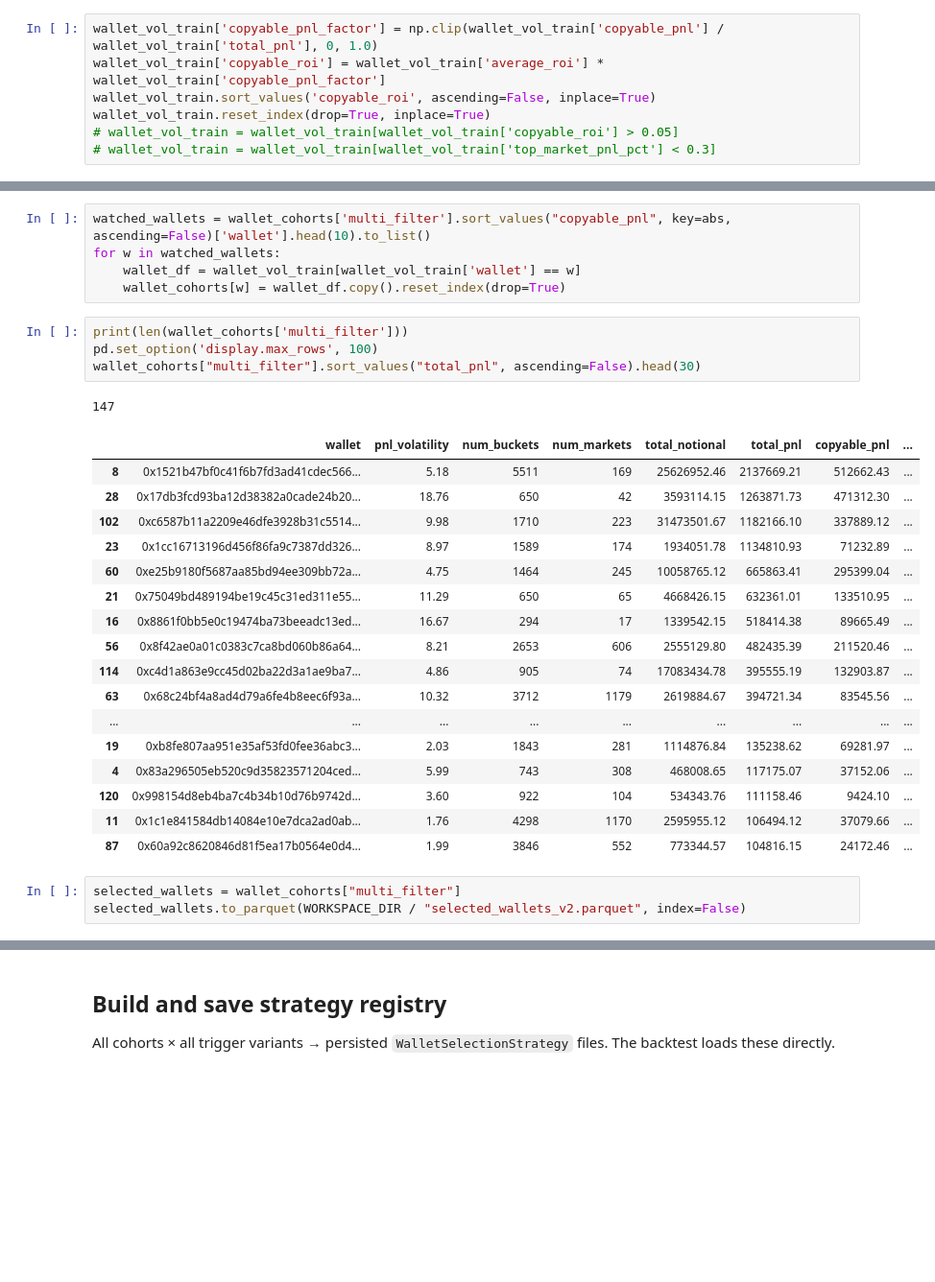
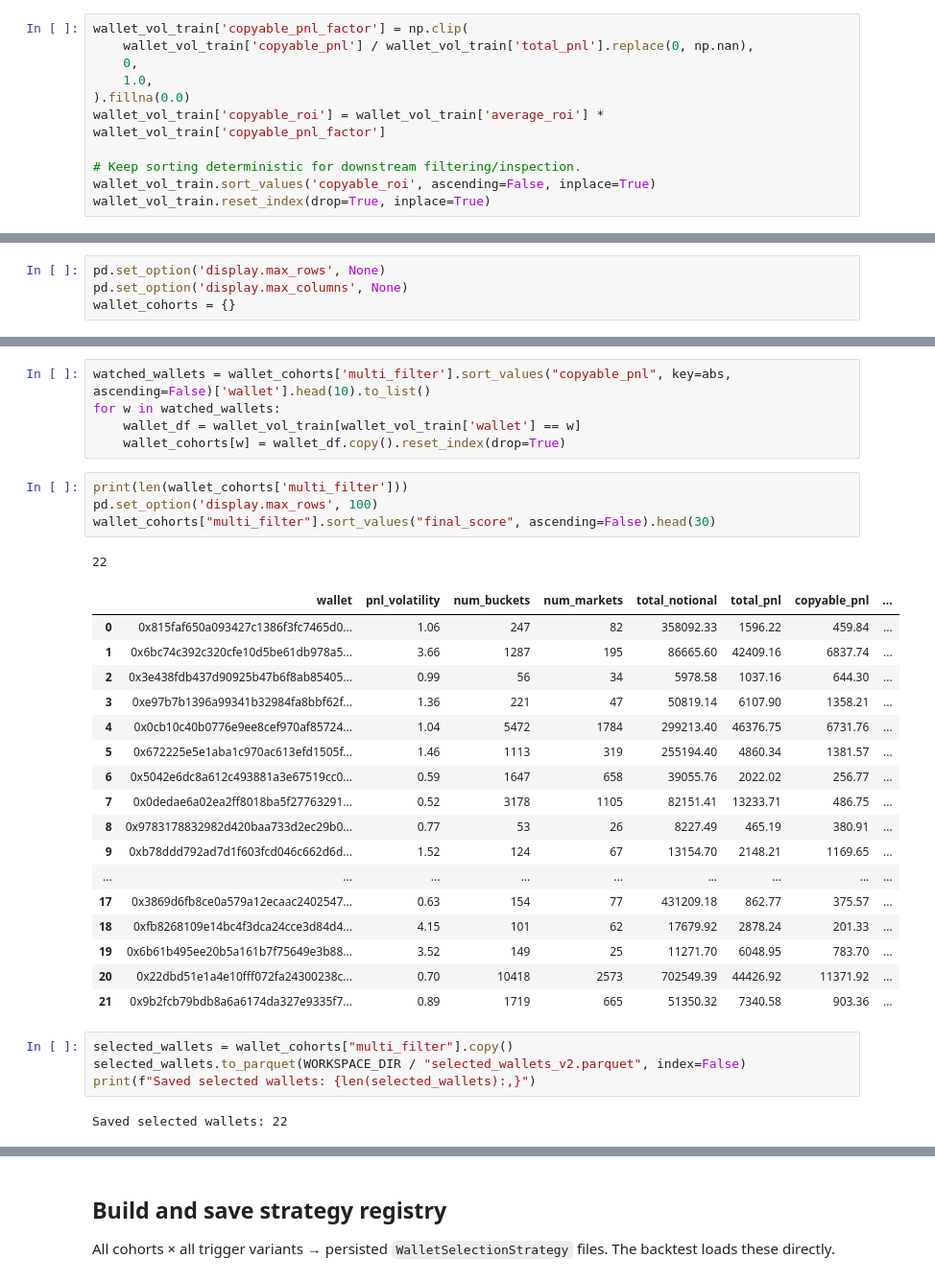
Before and after one commit to vobornij/polymarket, a Jupyter notebook: notebooks/flow/stage1_wallet_strategy_selection.ipynb, the cells around one changed output, grey strips where cells are left out. Shown at 96% size. Saved outputs shown, nothing was run; the diff lists cells and outputs as text; blank space fills up the shorter version.

Commit message:
filter

```diff
--- a/notebooks/flow/stage1_wallet_strategy_selection.ipynb
+++ b/notebooks/flow/stage1_wallet_strategy_selection.ipynb
@@ -320,10 +304,14 @@ print(len(wallet_vol_train))
 # %%
-wallet_vol_train['copyable_pnl_factor'] = np.clip(wallet_vol_train['copyable_pnl'] / wallet_vol_train['total_pnl'], 0, 1.0)
+wallet_vol_train['copyable_pnl_factor'] = np.clip(
+    wallet_vol_train['copyable_pnl'] / wallet_vol_train['total_pnl'].replace(0, np.nan),
+    0,
+    1.0,
+).fillna(0.0)
 wallet_vol_train['copyable_roi'] = wallet_vol_train['average_roi'] * wallet_vol_train['copyable_pnl_factor']
+
+# Keep sorting deterministic for downstream filtering/inspection.
 wallet_vol_train.sort_values('copyable_roi', ascending=False, inplace=True)
 wallet_vol_train.reset_index(drop=True, inplace=True)
-# wallet_vol_train = wallet_vol_train[wallet_vol_train['copyable_roi'] > 0.05]
-# wallet_vol_train = wallet_vol_train[wallet_vol_train['top_market_pnl_pct'] < 0.3]
 # %%
 wallet_cohorts = {}
 # %%
@@ -414,3 +500,7 @@ datetime.date(2026, 2, 14)
+# %%
+pd.set_option('display.max_rows', None)
+pd.set_option('display.max_columns', None)
+wallet_cohorts = {}
 # %%
 filter_wallets = set(wallet_cohorts['multi_filter']["wallet"])
 df_test =  df_full[
@@ -767,27 +851,30 @@ for w in watched_wallets:
 # %%
 print(len(wallet_cohorts['multi_filter']))
 pd.set_option('display.max_rows', 100)
-wallet_cohorts["multi_filter"].sort_values("total_pnl", ascending=False).head(30)
+wallet_cohorts["multi_filter"].sort_values("final_score", ascending=False).head(30)
 # %% [output]
-147
+22
 |  | wallet | pnl_volatility | num_buckets | num_markets | total_notional | total_pnl | copyable_pnl | ... |
-| 8 | 0x1521b47bf0c41f6b7fd3ad41cdec566... | 5.18 | 5511 | 169 | 25626952.46 | 2137669.21 | 512662.43 | ... |
-| 28 | 0x17db3fcd93ba12d38382a0cade24b20... | 18.76 | 650 | 42 | 3593114.15 | 1263871.73 | 471312.30 | ... |
-| 102 | 0xc6587b11a2209e46dfe3928b31c5514... | 9.98 | 1710 | 223 | 31473501.67 | 1182166.10 | 337889.12 | ... |
-| 23 | 0x1cc16713196d456f86fa9c7387dd326... | 8.97 | 1589 | 174 | 1934051.78 | 1134810.93 | 71232.89 | ... |
-| 60 | 0xe25b9180f5687aa85bd94ee309bb72a... | 4.75 | 1464 | 245 | 10058765.12 | 665863.41 | 295399.04 | ... |
-| 21 | 0x75049bd489194be19c45c31ed311e55... | 11.29 | 650 | 65 | 4668426.15 | 632361.01 | 133510.95 | ... |
-| 16 | 0x8861f0bb5e0c19474ba73beeadc13ed... | 16.67 | 294 | 17 | 1339542.15 | 518414.38 | 89665.49 | ... |
-| 56 | 0x8f42ae0a01c0383c7ca8bd060b86a64... | 8.21 | 2653 | 606 | 2555129.80 | 482435.39 | 211520.46 | ... |
-| 114 | 0xc4d1a863e9cc45d02ba22d3a1ae9ba7... | 4.86 | 905 | 74 | 17083434.78 | 395555.19 | 132903.87 | ... |
-| 63 | 0x68c24bf4a8ad4d79a6fe4b8eec6f93a... | 10.32 | 3712 | 1179 | 2619884.67 | 394721.34 | 83545.56 | ... |
+| 0 | 0x815faf650a093427c1386f3fc7465d0... | 1.06 | 247 | 82 | 358092.33 | 1596.22 | 459.84 | ... |
+| 1 | 0x6bc74c392c320cfe10d5be61db978a5... | 3.66 | 1287 | 195 | 86665.60 | 42409.16 | 6837.74 | ... |
+| 2 | 0x3e438fdb437d90925b47b6f8ab85405... | 0.99 | 56 | 34 | 5978.58 | 1037.16 | 644.30 | ... |
+| 3 | 0xe97b7b1396a99341b32984fa8bbf62f... | 1.36 | 221 | 47 | 50819.14 | 6107.90 | 1358.21 | ... |
+| 4 | 0x0cb10c40b0776e9ee8cef970af85724... | 1.04 | 5472 | 1784 | 299213.40 | 46376.75 | 6731.76 | ... |
+| 5 | 0x672225e5e1aba1c970ac613efd1505f... | 1.46 | 1113 | 319 | 255194.40 | 4860.34 | 1381.57 | ... |
+| 6 | 0x5042e6dc8a612c493881a3e67519cc0... | 0.59 | 1647 | 658 | 39055.76 | 2022.02 | 256.77 | ... |
+| 7 | 0x0dedae6a02ea2ff8018ba5f27763291... | 0.52 | 3178 | 1105 | 82151.41 | 13233.71 | 486.75 | ... |
+| 8 | 0x9783178832982d420baa733d2ec29b0... | 0.77 | 53 | 26 | 8227.49 | 465.19 | 380.91 | ... |
+| 9 | 0xb78ddd792ad7d1f603fcd046c662d6d... | 1.52 | 124 | 67 | 13154.70 | 2148.21 | 1169.65 | ... |
 | ... | ... | ... | ... | ... | ... | ... | ... | ... |
-| 19 | 0xb8fe807aa951e35af53fd0fee36abc3... | 2.03 | 1843 | 281 | 1114876.84 | 135238.62 | 69281.97 | ... |
-| 4 | 0x83a296505eb520c9d35823571204ced... | 5.99 | 743 | 308 | 468008.65 | 117175.07 | 37152.06 | ... |
-| 120 | 0x998154d8eb4ba7c4b34b10d76b9742d... | 3.60 | 922 | 104 | 534343.76 | 111158.46 | 9424.10 | ... |
-| 11 | 0x1c1e841584db14084e10e7dca2ad0ab... | 1.76 | 4298 | 1170 | 2595955.12 | 106494.12 | 37079.66 | ... |
-| 87 | 0x60a92c8620846d81f5ea17b0564e0d4... | 1.99 | 3846 | 552 | 773344.57 | 104816.15 | 24172.46 | ... |
+| 17 | 0x3869d6fb8ce0a579a12ecaac2402547... | 0.63 | 154 | 77 | 431209.18 | 862.77 | 375.57 | ... |
+| 18 | 0xfb8268109e14bc4f3dca24cce3d84d4... | 4.15 | 101 | 62 | 17679.92 | 2878.24 | 201.33 | ... |
+| 19 | 0x6b61b495ee20b5a161b7f75649e3b88... | 3.52 | 149 | 25 | 11271.70 | 6048.95 | 783.70 | ... |
+| 20 | 0x22dbd51e1a4e10fff072fa24300238c... | 0.70 | 10418 | 2573 | 702549.39 | 44426.92 | 11371.92 | ... |
+| 21 | 0x9b2fcb79bdb8a6a6174da327e9335f7... | 0.89 | 1719 | 665 | 51350.32 | 7340.58 | 903.36 | ... |
 # %%
-selected_wallets = wallet_cohorts["multi_filter"]
+selected_wallets = wallet_cohorts["multi_filter"].copy()
 selected_wallets.to_parquet(WORKSPACE_DIR / "selected_wallets_v2.parquet", index=False)
+print(f"Saved selected wallets: {len(selected_wallets):,}")
+# %% [output]
+Saved selected wallets: 22
 # %%
```
Also changed, not shown: parts of 25 cells of this notebook, 5 other files.
